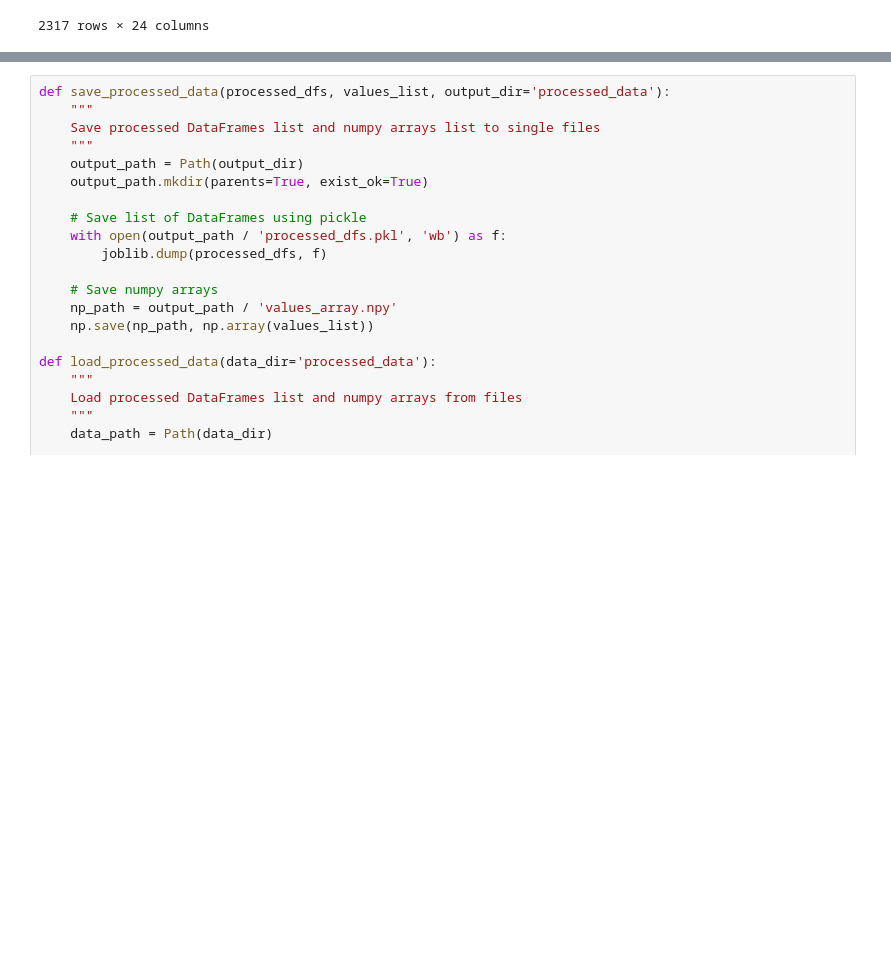
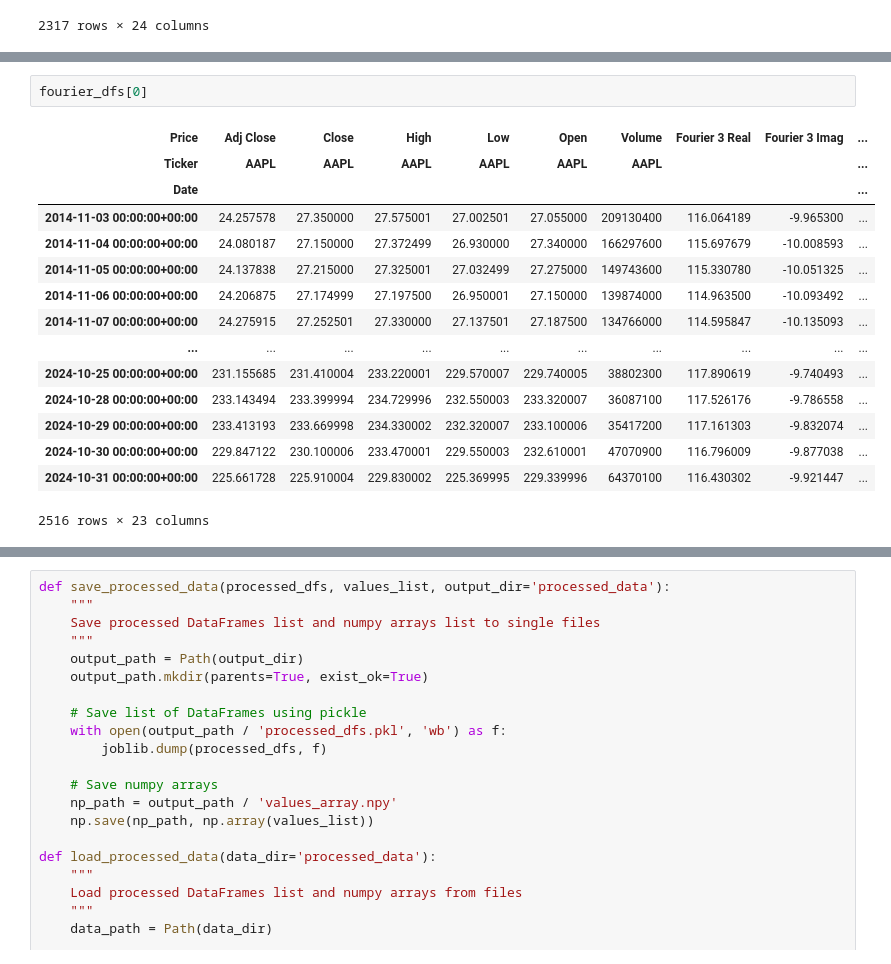
Before and after one commit to adefiqri12/GAN-LSTM-stock-price-prediction, a Jupyter notebook: feature_engineering.ipynb, the cells around one changed output, grey strips where cells are left out. Cells and saved outputs as stored; diff of their text form; blank space fills up the shorter version.

Commit message:
fourier transform

```diff
--- a/feature_engineering.ipynb
+++ b/feature_engineering.ipynb
@@ -176,0 +250,18 @@ processed_dfs[0]
+# %%
+fourier_dfs[0]
+# %% [output]
+| Price | Adj Close | Close | High | Low | Open | Volume | Fourier 3 Real | Fourier 3 Imag | ... |
+| Ticker | AAPL | AAPL | AAPL | AAPL | AAPL | AAPL |  |  | ... |
+| Date |  |  |  |  |  |  |  |  | ... |
+| 2014-11-03 00:00:00+00:00 | 24.257578 | 27.350000 | 27.575001 | 27.002501 | 27.055000 | 209130400 | 116.064189 | -9.965300 | ... |
+| 2014-11-04 00:00:00+00:00 | 24.080187 | 27.150000 | 27.372499 | 26.930000 | 27.340000 | 166297600 | 115.697679 | -10.008593 | ... |
+| 2014-11-05 00:00:00+00:00 | 24.137838 | 27.215000 | 27.325001 | 27.032499 | 27.275000 | 149743600 | 115.330780 | -10.051325 | ... |
+| 2014-11-06 00:00:00+00:00 | 24.206875 | 27.174999 | 27.197500 | 26.950001 | 27.150000 | 139874000 | 114.963500 | -10.093492 | ... |
+| 2014-11-07 00:00:00+00:00 | 24.275915 | 27.252501 | 27.330000 | 27.137501 | 27.187500 | 134766000 | 114.595847 | -10.135093 | ... |
+| ... | ... | ... | ... | ... | ... | ... | ... | ... | ... |
+| 2024-10-25 00:00:00+00:00 | 231.155685 | 231.410004 | 233.220001 | 229.570007 | 229.740005 | 38802300 | 117.890619 | -9.740493 | ... |
+| 2024-10-28 00:00:00+00:00 | 233.143494 | 233.399994 | 234.729996 | 232.550003 | 233.320007 | 36087100 | 117.526176 | -9.786558 | ... |
+| 2024-10-29 00:00:00+00:00 | 233.413193 | 233.669998 | 234.330002 | 232.320007 | 233.100006 | 35417200 | 117.161303 | -9.832074 | ... |
+| 2024-10-30 00:00:00+00:00 | 229.847122 | 230.100006 | 233.470001 | 229.550003 | 232.610001 | 47070900 | 116.796009 | -9.877038 | ... |
+| 2024-10-31 00:00:00+00:00 | 225.661728 | 225.910004 | 229.830002 | 225.369995 | 229.339996 | 64370100 | 116.430302 | -9.921447 | ... |
+2516 rows × 23 columns
```
Also changed, not shown: parts of 4 cells of this notebook, 1 other file.
